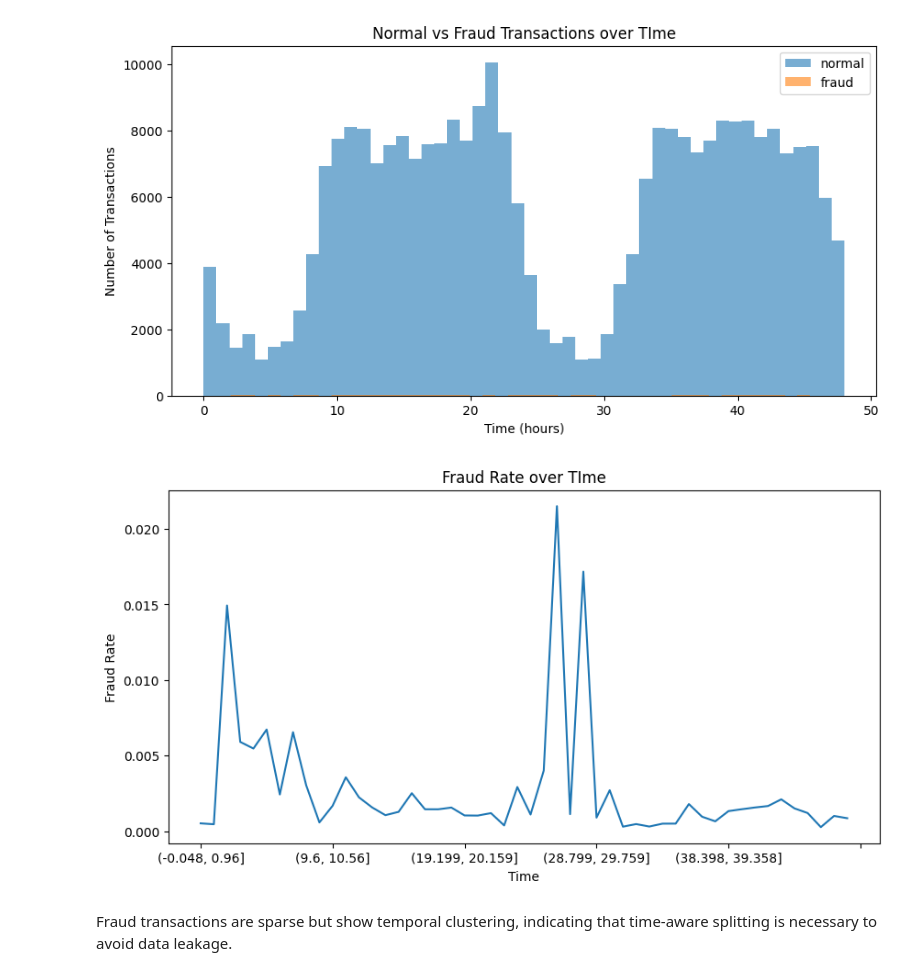
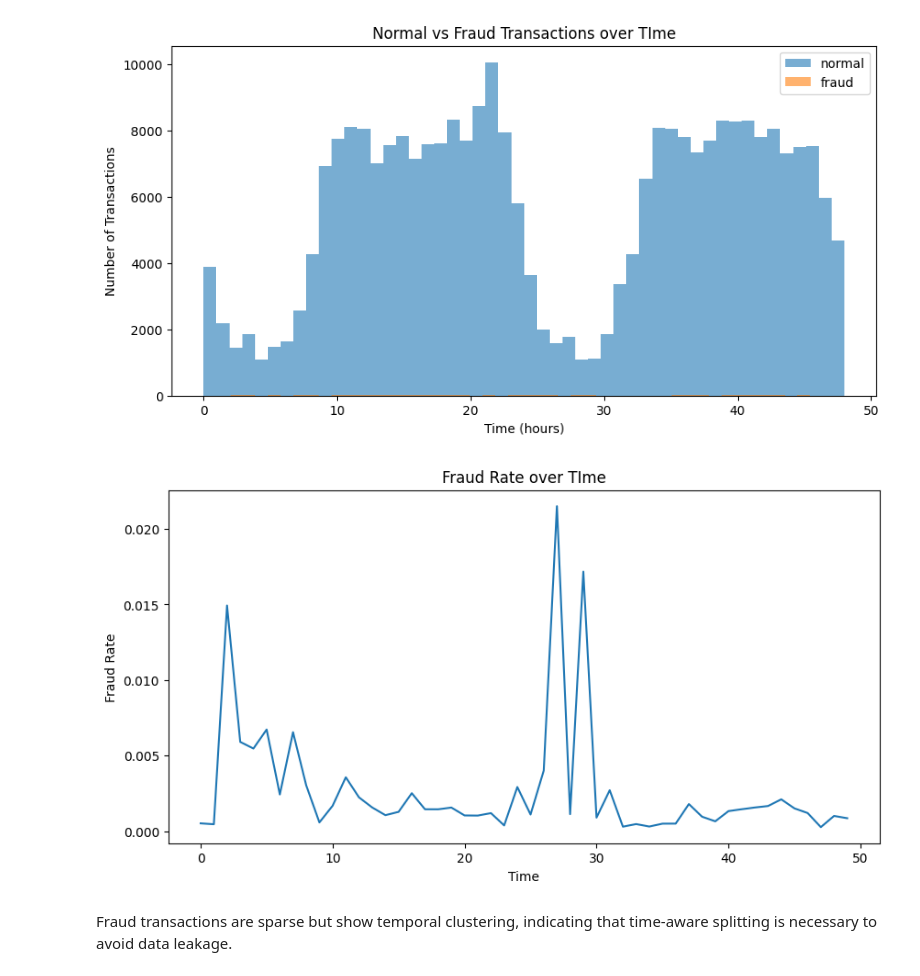
Before and after one commit to nevilleajim/real_time_fraud_detection_system, a Jupyter notebook: real_time_fraud_detection_system.ipynb, the cells around one changed output. Saved outputs shown, nothing was run; the diff lists cells and outputs as text; code cells hidden in the pictures.

```diff
--- a/real_time_fraud_detection_system.ipynb
+++ b/real_time_fraud_detection_system.ipynb
@@ -173,17 +177,17 @@ plt.show()
 # %% [output]
 [figure]
 # %%
-data["time_bin"] = pd.cut(data["time_hours"], bins=50)
+data["time_bin"] = pd.cut(data["time_hours"], bins=50, labels=False)
 
 fraud_rate = data.groupby("time_bin")["Class"].mean()
 
 plt.figure(figsize=(10, 5))
 fraud_rate.plot()
 plt.ylabel("Fraud Rate")
 plt.xlabel("Time")
 plt.title("Fraud Rate over TIme")
 plt.show()
 # %% [output]
-[figure, old version]
+[figure, new version]
 # %% [markdown]
 Fraud transactions are sparse but show temporal clustering, indicating that time-aware splitting is necessary to avoid data leakage.
```
Also changed, not shown: parts of 9 cells of this notebook.
